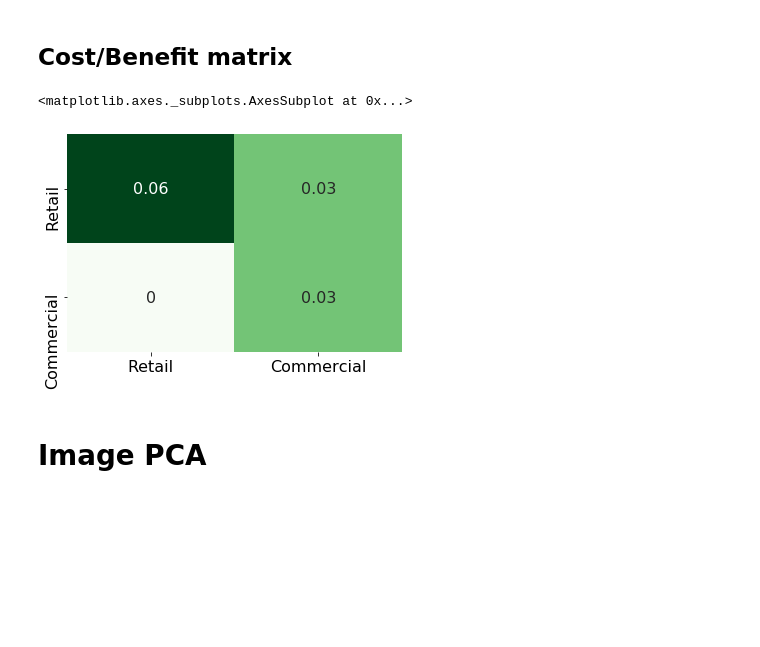
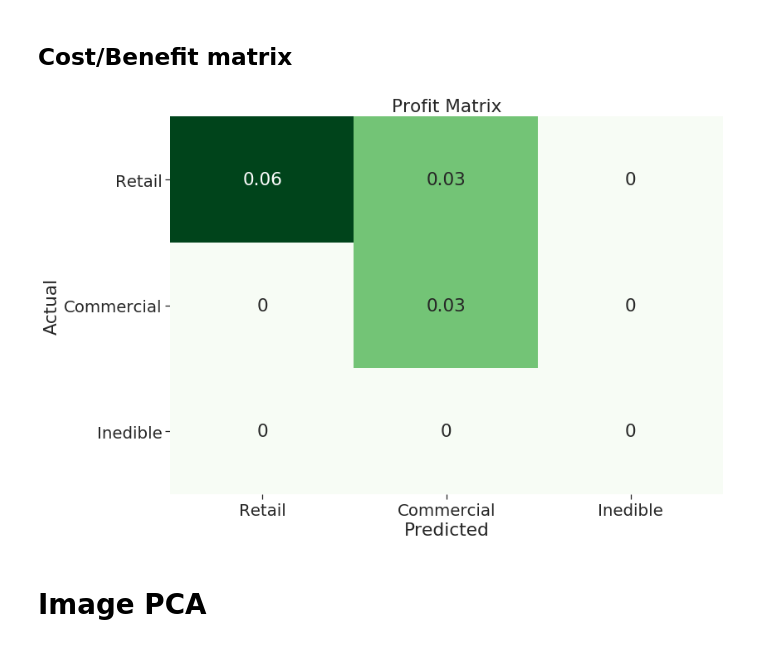
Before and after one commit to csulfrian/lemon-defect-detection, a Jupyter notebook: notebooks/initial-exploration.ipynb, the cells around one changed output. Drawn from its saved outputs; the diff is of its cells as text; code cells hidden in the pictures; blank space fills up the shorter version.

```diff
--- a/notebooks/initial-exploration.ipynb
+++ b/notebooks/initial-exploration.ipynb
@@ -317,12 +317,20 @@ NameError: name 'train_img' is not defined
 # %% [markdown]
 ## Cost/Benefit matrix
 # %%
-cb = pd.DataFrame(np.array([[0.06, 0.03], [0, 0.03]]), index=['Retail', 'Commercial'], columns=['Retail', 'Commercial'])
+cb = pd.DataFrame(np.array([[0.06, 0.03, 0.0], [0, 0.03, 0.0], [0, 0, 0]]), index=['Retail', 'Commercial', 'Inedible'], columns=['Retail', 'Commercial', 'Inedible'])
-# %%
-sns.heatmap(cb, annot=True, cmap='Greens', cbar=False)
-# %% [output]
-<matplotlib.axes._subplots.AxesSubplot at 0x...>
-[figure, removed]
+# %%
+fig, ax = plt.subplots(figsize=(12, 8), dpi=72)
+flatui = ["#ffff44", "#e74c3c", "#2ecc71"]
+sns.set(style="ticks", font_scale=1.8)
+matrix = sns.heatmap(cb, annot=True, cbar=False, cmap='Greens')
+plt.yticks(rotation=0)
+matrix.set_title('Profit Matrix')
+matrix.set_ylabel("Actual")
+matrix.set_xlabel("Predicted")
+plt.tight_layout()
+plt.savefig('../images/profit_matrix.png')
+# %% [output]
+[figure, added]
 # %% [markdown]
 # Image PCA
 # %%
```
Also changed, not shown: parts of 2 cells of this notebook, 6 other files.
